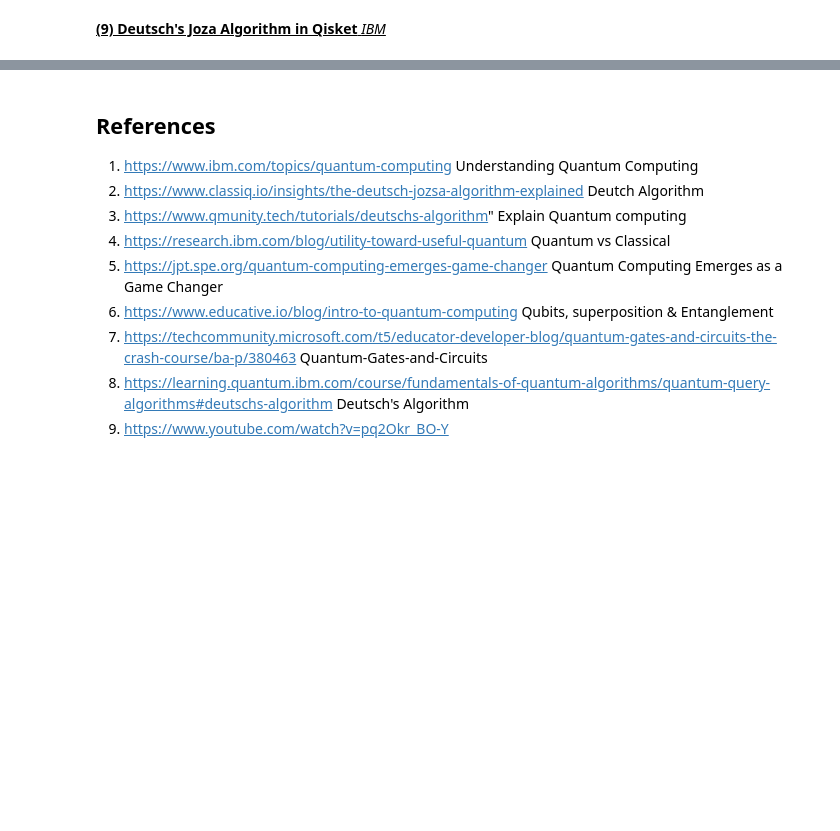
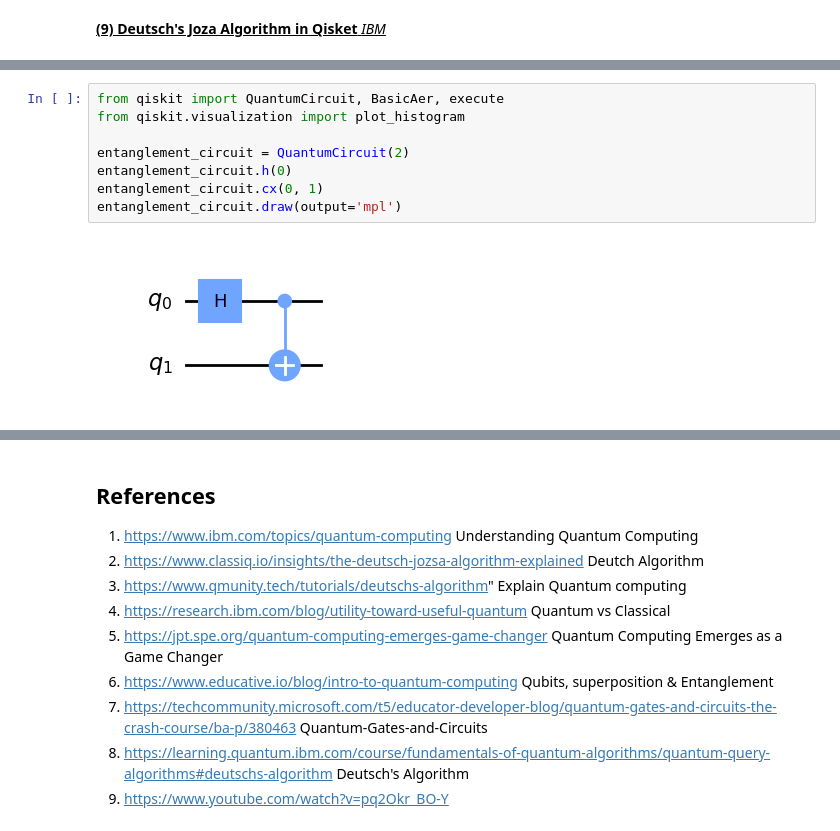
Before and after one commit to RazzaNoonan/EmergingTechnologies, a Jupyter notebook: project.ipynb, the cells around one changed output, grey strips where cells are left out. Saved outputs shown, nothing was run; the diff lists cells and outputs as text; blank space fills up the shorter version.

Commit message:
Entanglement in DA

```diff
--- a/project.ipynb
+++ b/project.ipynb
@@ -227,0 +247,10 @@ This algorithm shows how quantum computing can be more effective than classical
+# %%
+from qiskit import QuantumCircuit, BasicAer, execute
+from qiskit.visualization import plot_histogram
+
+entanglement_circuit = QuantumCircuit(2)
+entanglement_circuit.h(0)
+entanglement_circuit.cx(0, 1)
+entanglement_circuit.draw(output='mpl')
+# %% [output]
+[figure, added]
```
Also changed, not shown: parts of 14 cells of this notebook.
